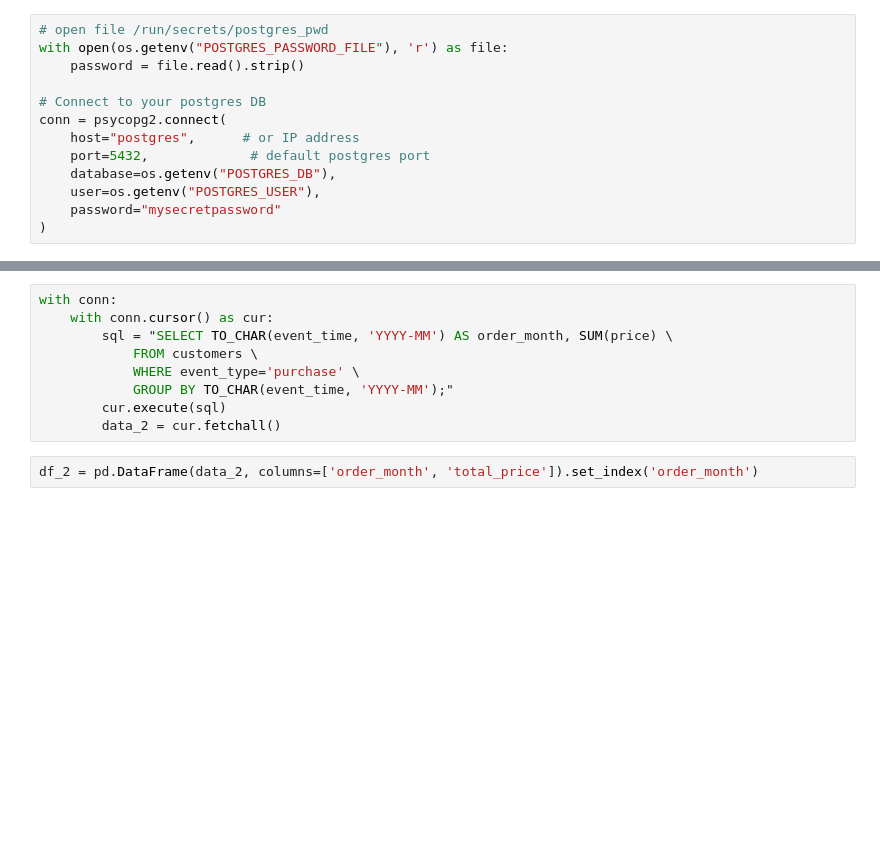
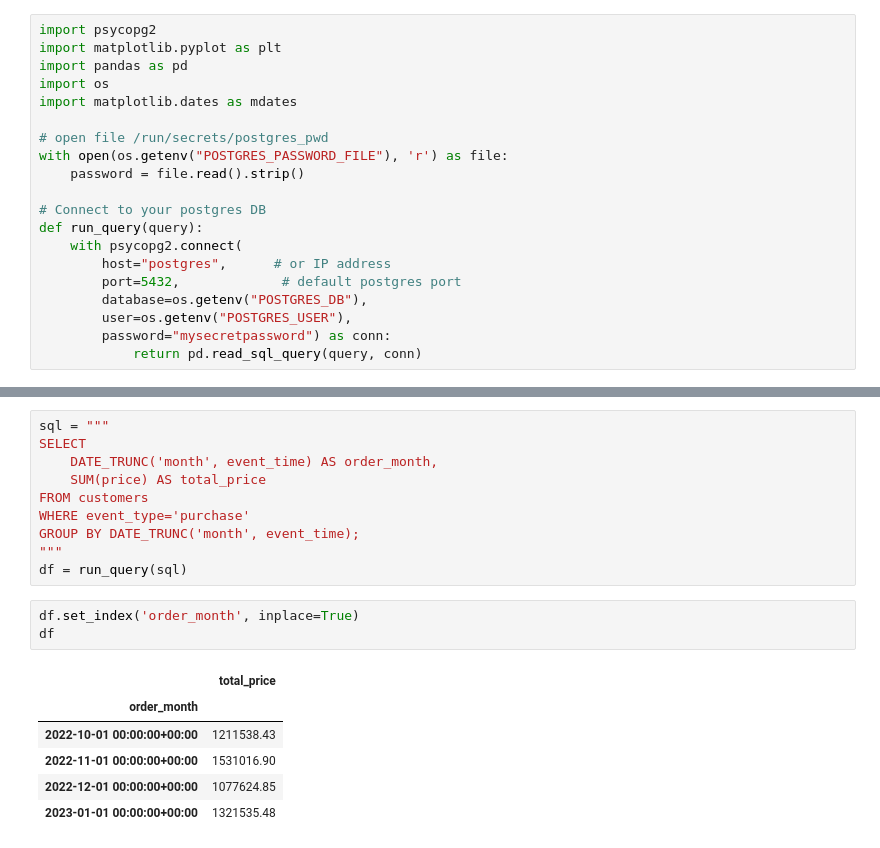
Before and after one commit to lockdoor/piscine_data_science, a Jupyter notebook: myvalume/module02/ex01/chart.ipynb, the cells around one changed output, grey strips where cells are left out. Cells and saved outputs as stored; diff of their text form; blank space fills up the shorter version.

```diff
--- a/myvalume/module02/ex01/chart.ipynb
+++ b/myvalume/module02/ex01/chart.ipynb
@@ -7,14 +1,21 @@ import matplotlib.dates as mdates
 # %%
+import psycopg2
+import matplotlib.pyplot as plt
+import pandas as pd
+import os
+import matplotlib.dates as mdates
+
 # open file /run/secrets/postgres_pwd
 with open(os.getenv("POSTGRES_PASSWORD_FILE"), 'r') as file:
     password = file.read().strip()
 
 # Connect to your postgres DB
-conn = psycopg2.connect(
-    host="postgres",      # or IP address
-    port=5432,             # default postgres port
-    database=os.getenv("POSTGRES_DB"),
-    user=os.getenv("POSTGRES_USER"),
-    password="mysecretpassword"
-)
+def run_query(query):
+    with psycopg2.connect(
+        host="postgres",      # or IP address
+        port=5432,             # default postgres port
+        database=os.getenv("POSTGRES_DB"),
+        user=os.getenv("POSTGRES_USER"),
+        password="mysecretpassword") as conn:
+            return pd.read_sql_query(query, conn)
 # %%
@@ -42,12 +45,21 @@ plt.show()
 # %%
-with conn:
-    with conn.cursor() as cur:
-        sql = "SELECT TO_CHAR(event_time, 'YYYY-MM') AS order_month, SUM(price) \
-            FROM customers \
-            WHERE event_type='purchase' \
-            GROUP BY TO_CHAR(event_time, 'YYYY-MM');"
-        cur.execute(sql)
-        data_2 = cur.fetchall()
+sql = """
+SELECT
+    DATE_TRUNC('month', event_time) AS order_month,
+    SUM(price) AS total_price
+FROM customers
+WHERE event_type='purchase'
+GROUP BY DATE_TRUNC('month', event_time);
+"""
+df = run_query(sql)
-# %%
-df_2 = pd.DataFrame(data_2, columns=['order_month', 'total_price']).set_index('order_month')
+# %%
+df.set_index('order_month', inplace=True)
+df
+# %% [output]
+|  | total_price |
+| order_month |  |
+| 2022-10-01 00:00:00+00:00 | 1211538.43 |
+| 2022-11-01 00:00:00+00:00 | 1531016.90 |
+| 2022-12-01 00:00:00+00:00 | 1077624.85 |
+| 2023-01-01 00:00:00+00:00 | 1321535.48 |
 # %%
```
Also changed, not shown: parts of 10 cells of this notebook, 11 other files.
